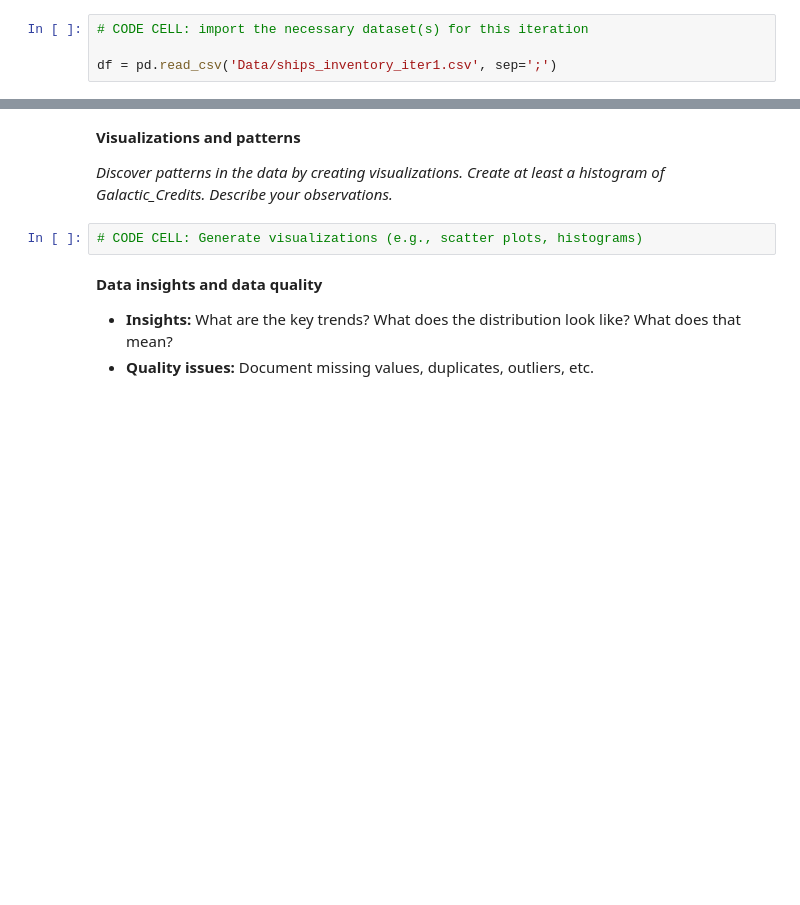
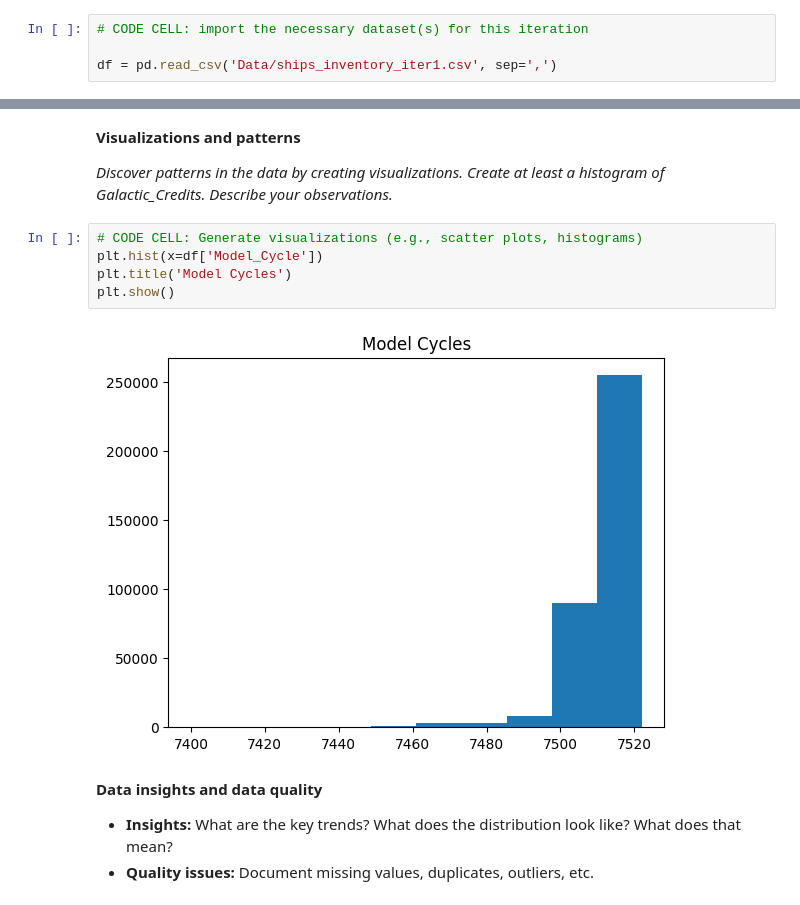
Before and after one commit to iuliabac/0329---Assignment, a Jupyter notebook: assignment_template_it1.ipynb, the cells around one changed output, grey strips where cells are left out. Drawn from its saved outputs; the diff is of its cells as text; blank space fills up the shorter version.

```diff
--- a/assignment_template_it1.ipynb
+++ b/assignment_template_it1.ipynb
@@ -69,7 +69,7 @@ import matplotlib.pyplot as plt
 # %%
 # CODE CELL: import the necessary dataset(s) for this iteration
 
-df = pd.read_csv('Data/ships_inventory_iter1.csv', sep=';')
+df = pd.read_csv('Data/ships_inventory_iter1.csv', sep=',')
 # %% [markdown]
 ---
 
@@ -108,6 +128,11 @@ df = pd.read_csv('Data/ships_inventory_iter1.csv', sep=';')
 *Discover patterns in the data by creating visualizations. Create at least a histogram of Galactic_Credits. Describe your observations.*
 # %%
 # CODE CELL: Generate visualizations (e.g., scatter plots, histograms)
+plt.hist(x=df['Model_Cycle'])
+plt.title('Model Cycles')
+plt.show()
+# %% [output]
+[figure, added]
 # %% [markdown]
 **Data insights and data quality**
 * **Insights:** What are the key trends? What does the distribution look like? What does that mean?
```
Also changed, not shown: parts of 2 cells of this notebook.
